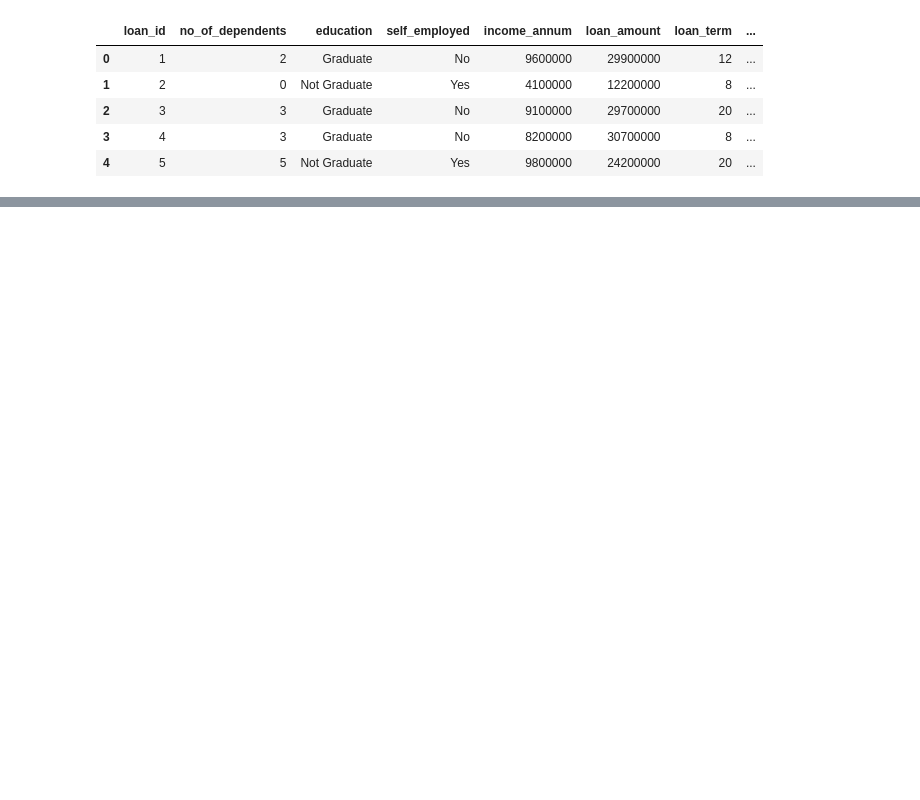
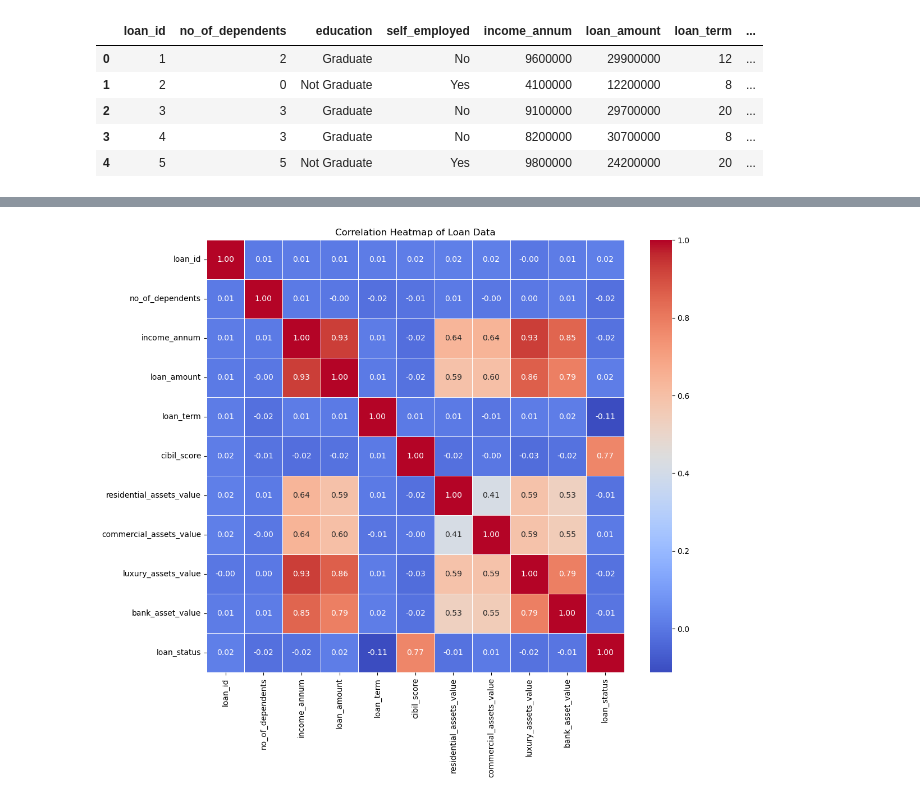
Before and after one commit to coderracker/loan_prediction, a Jupyter notebook: notebooks/EDA.ipynb, the cells around one changed output, grey strips where cells are left out. Saved outputs shown, nothing was run; the diff lists cells and outputs as text; code cells hidden in the pictures; blank space fills up the shorter version.

```diff
--- a/notebooks/EDA.ipynb
+++ b/notebooks/EDA.ipynb
@@ -25,0 +52,3 @@ df.head()
+# %%
+df.columns = df.columns.str.strip()
+display(df.columns)
@@ -25,0 +61,4 @@ df.head()
+# %%
+display(df[df['residential_assets_value'] < 0])
+df['residential_assets_value'] = df['residential_assets_value'].apply(lambda x: max(0, x))
+display(df.describe())
@@ -25,0 +115,11 @@ df.head()
+# %%
+corr_df = df.copy()
+corr_df['loan_status'] = corr_df['loan_status'].str.strip().map({'Approved': 1, 'Rejected': 0})
+numeric_only_df = corr_df.select_dtypes(include=['int64', 'float64'])
+plt.figure(figsize=(12, 10))
+correlation_matrix = numeric_only_df.corr()
+sns.heatmap(correlation_matrix, annot=True, cmap='coolwarm', fmt='.2f', linewidths=0.5)
+plt.title('Correlation Heatmap of Loan Data')
+plt.show()
+# %% [output]
+[figure, added]
```
Also changed, not shown: parts of 7 cells of this notebook, 1 other file.
